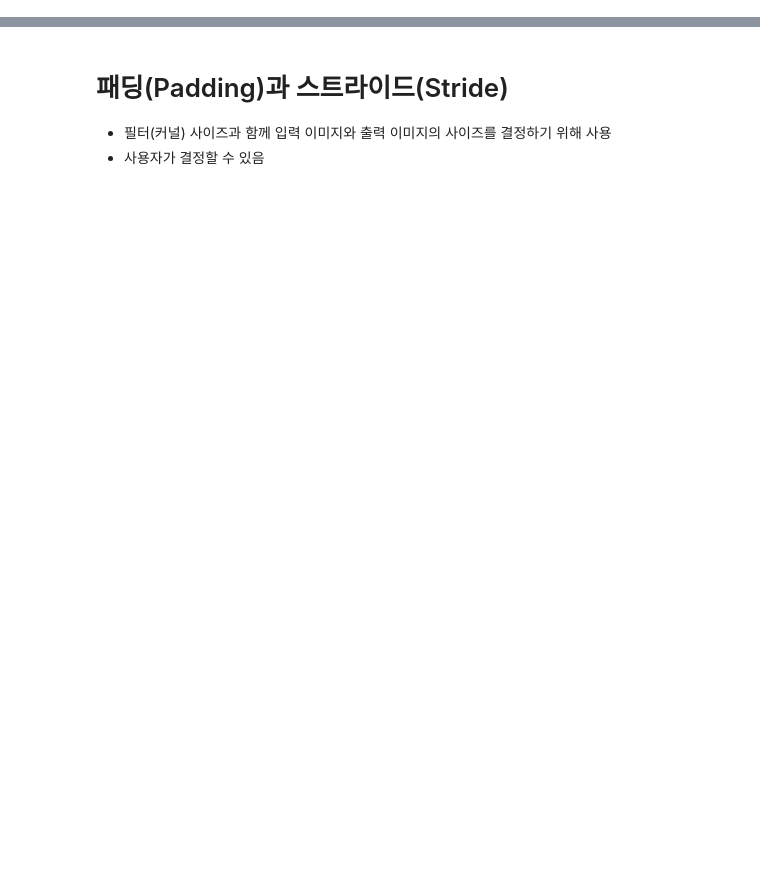
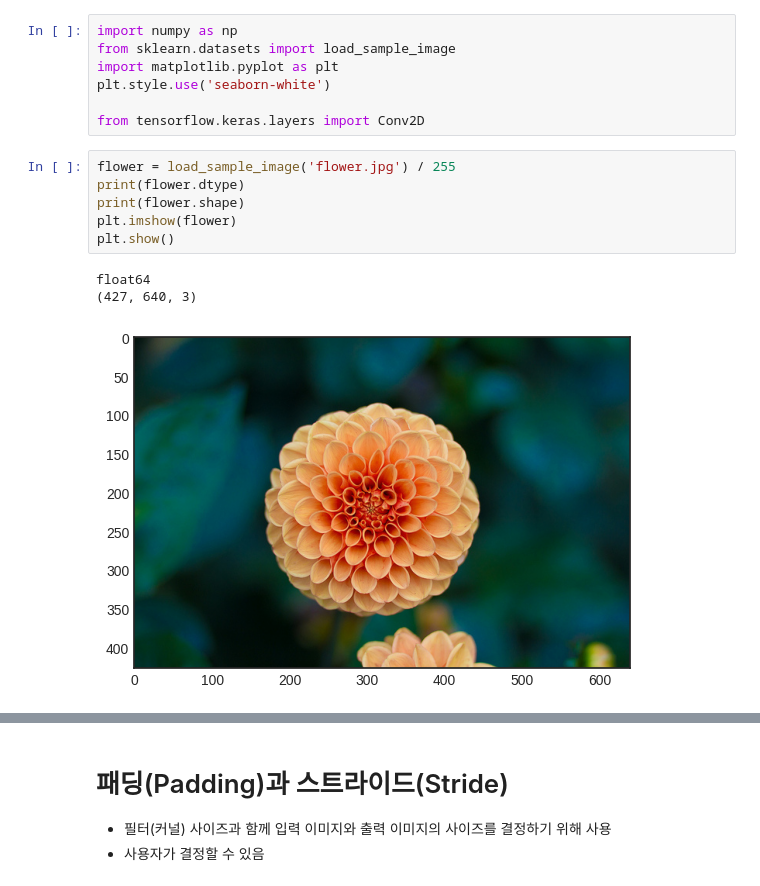
Before and after one commit to jx-dohwan/Computer_Vision_Study, a Jupyter notebook: 컨볼루션_신경망_한번에_끝내기.ipynb, the cells around one changed output, grey strips where cells are left out. Saved outputs shown, nothing was run; the diff lists cells and outputs as text; blank space fills up the shorter version.

```diff
--- a/컨볼루션_신경망_한번에_끝내기.ipynb
+++ b/컨볼루션_신경망_한번에_끝내기.ipynb
@@ -50,3 +50,20 @@
   <img src="https://miro.medium.com/max/1400/1*Fw-ehcNBR9byHtho-Rxbtw.gif" width="400">
 
 - 위 예에서 입력 데이터 크기($n$)는 5, 필터의 크기($k$)는 3이므로 출력 데이터의 크기는 $(5 - 3 + 1) = 3$
+# %%
+import numpy as np
+from sklearn.datasets import load_sample_image
+import matplotlib.pyplot as plt
+plt.style.use('seaborn-white')
+
+from tensorflow.keras.layers import Conv2D
+# %%
+flower = load_sample_image('flower.jpg') / 255
+print(flower.dtype)
+print(flower.shape)
+plt.imshow(flower)
+plt.show()
+# %% [output]
+float64
+(427, 640, 3)
+[figure, added]
```
Also changed, not shown: parts of 5 cells of this notebook.
